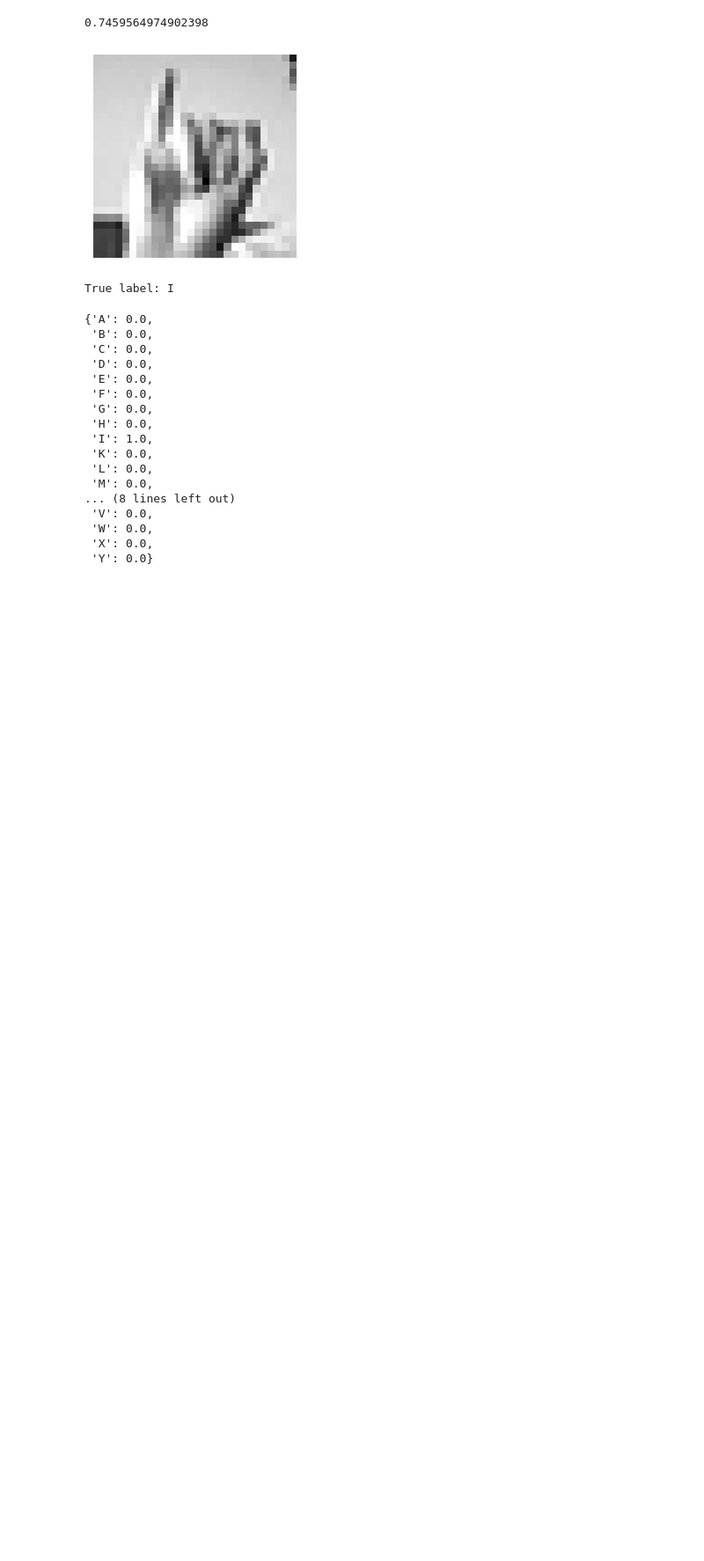
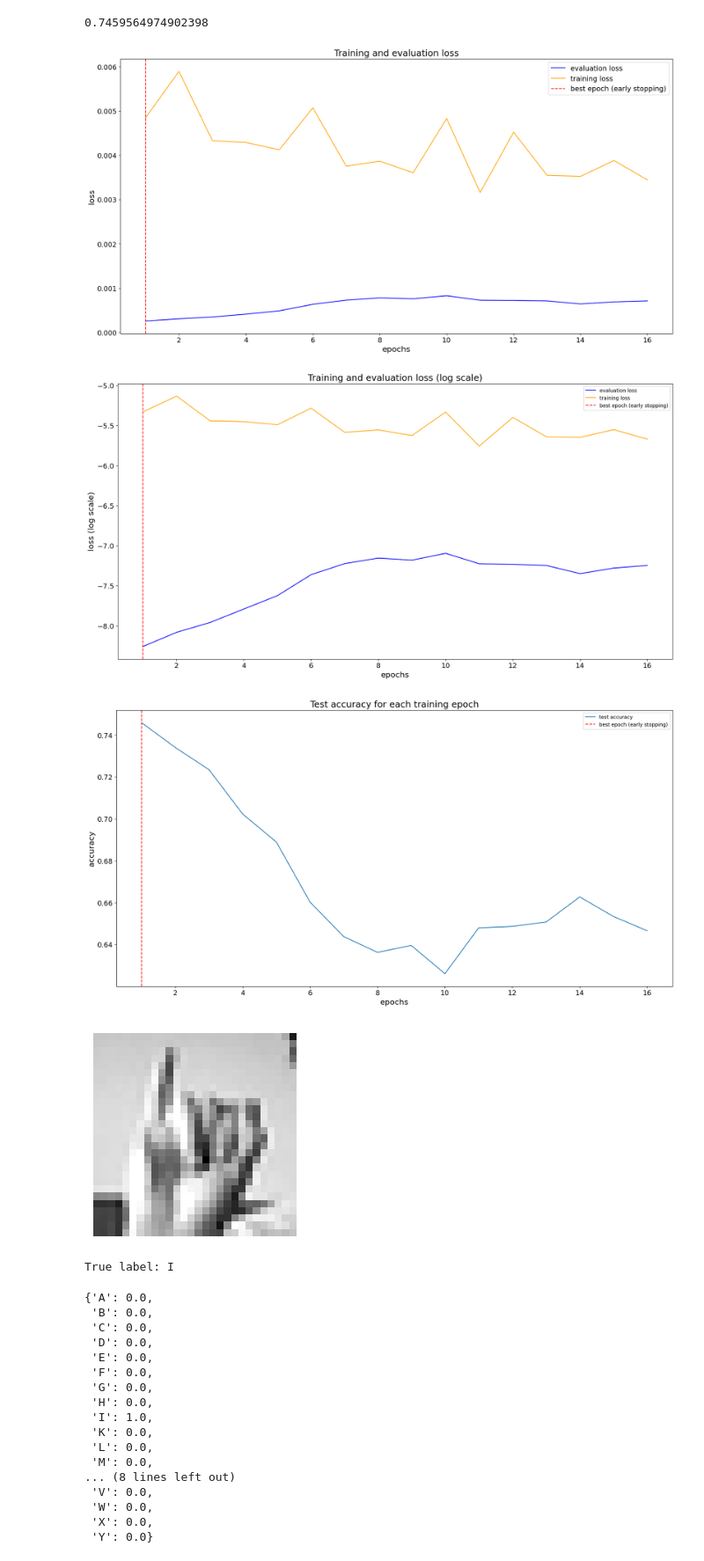
Before and after one commit to Lotto98/Sign-Language-MNIST, a Jupyter notebook: src/Classifier_2.ipynb, the cells around one changed output. Shown at 88% size. Cells and saved outputs as stored; diff of their text form; code cells hidden in the pictures; blank space fills up the shorter version.

Commit message:
correct plots

```diff
--- a/src/Classifier_2.ipynb
+++ b/src/Classifier_2.ipynb
@@ -286,6 +286,12 @@ Estimated Total Size (MB): 0.78
 ==========================================================================================
 [figure]
 0.7459564974902398
+# %%
+worst_model.plot_metrics()
+# %% [output]
+[figure, added]
+[figure, added]
+[figure, added]
 # %%
 image, response = sample_image(index = 10)
 best_model.predict(image)
```
